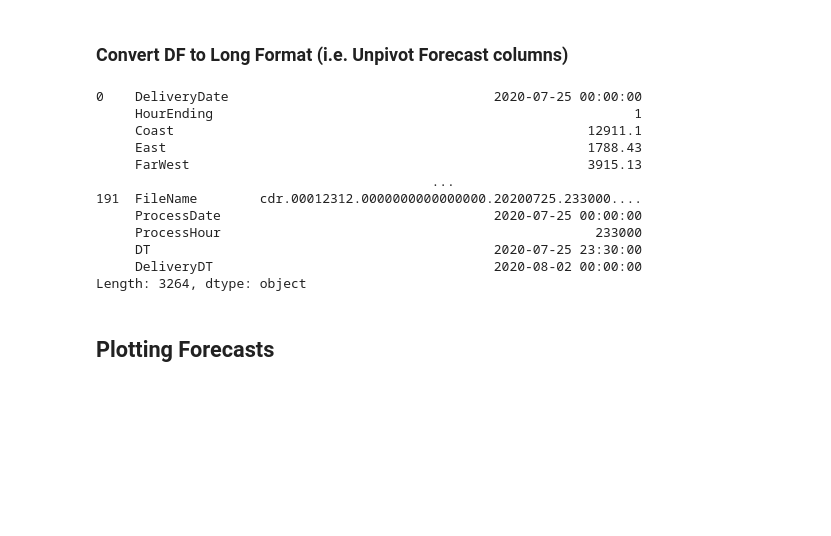
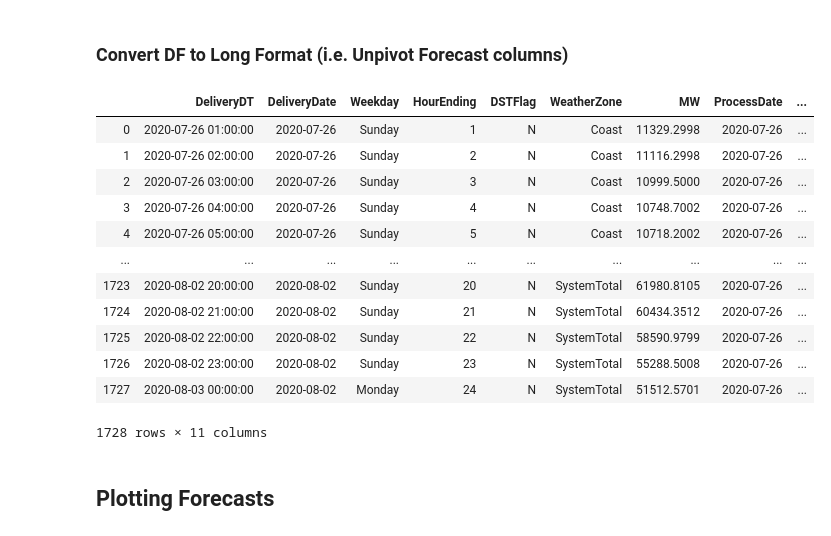
Before and after one commit to lolguin/ercot-project, a Jupyter notebook: pull_da_loadfcst.ipynb, the cells around one changed output. Drawn from its saved outputs; the diff is of its cells as text; code cells hidden in the pictures; blank space fills up the shorter version.

```diff
--- a/pull_da_loadfcst.ipynb
+++ b/pull_da_loadfcst.ipynb
@@ -138,21 +131,2 @@ z.namelist()[0]
 # %% [markdown]
 ### Convert DF to Long Format (i.e. Unpivot Forecast columns)
-# %%
-#long_load_fcst = pd.melt(load_fcst, id_vars=['Coast','East','FarWest','North','NorthCentral','SouthCentral','Southern','West','SystemTotal'],var_name='WeatherZone', value_name ='MW')
-#long_load_fcst = pd.melt(load_fcst, id_vars='DeliveryDT',var_name='WeatherZone', value_name ='MW')
-testdf = load_fcst.stack()
-
-testdf
-# %% [output]
-0    DeliveryDate                                  2020-07-25 00:00:00
-     HourEnding                                                      1
-     Coast                                                     12911.1
-     East                                                      1788.43
-     FarWest                                                   3915.13
-                                           ...
-191  FileName        cdr.00012312.0000000000000000.20200725.233000....
-     ProcessDate                                   2020-07-25 00:00:00
-     ProcessHour                                                233000
-     DT                                            2020-07-25 23:30:00
-     DeliveryDT                                    2020-08-02 00:00:00
-Length: 3264, dtype: object
@@ -161,3 +133,27 @@ long_load_fcst.head()
+# %%
+#use pd.melt to unpivot columns
+long_load_fcst = pd.melt(load_fcst, id_vars=['DeliveryDate', 'Weekday', 'HourEnding', 'DSTFlag', 'FileName', 'ProcessDate', 'ProcessHour', 'ProcessDT', 'DeliveryDT'],var_name='WeatherZone', value_name ='MW')
+
+#reorganize columns
+columns = ['DeliveryDT', 'DeliveryDate', 'Weekday', 'HourEnding', 'DSTFlag', 'WeatherZone', 'MW', 'ProcessDate', 'ProcessHour', 'ProcessDT', 'FileName']
+
+
+long_load_fcst = long_load_fcst[columns]
+long_load_fcst
+# %% [output]
+|  | DeliveryDT | DeliveryDate | Weekday | HourEnding | DSTFlag | WeatherZone | MW | ProcessDate | ... |
+| 0 | 2020-07-26 01:00:00 | 2020-07-26 | Sunday | 1 | N | Coast | 11329.2998 | 2020-07-26 | ... |
+| 1 | 2020-07-26 02:00:00 | 2020-07-26 | Sunday | 2 | N | Coast | 11116.2998 | 2020-07-26 | ... |
+| 2 | 2020-07-26 03:00:00 | 2020-07-26 | Sunday | 3 | N | Coast | 10999.5000 | 2020-07-26 | ... |
+| 3 | 2020-07-26 04:00:00 | 2020-07-26 | Sunday | 4 | N | Coast | 10748.7002 | 2020-07-26 | ... |
+| 4 | 2020-07-26 05:00:00 | 2020-07-26 | Sunday | 5 | N | Coast | 10718.2002 | 2020-07-26 | ... |
+| ... | ... | ... | ... | ... | ... | ... | ... | ... | ... |
+| 1723 | 2020-08-02 20:00:00 | 2020-08-02 | Sunday | 20 | N | SystemTotal | 61980.8105 | 2020-07-26 | ... |
+| 1724 | 2020-08-02 21:00:00 | 2020-08-02 | Sunday | 21 | N | SystemTotal | 60434.3512 | 2020-07-26 | ... |
+| 1725 | 2020-08-02 22:00:00 | 2020-08-02 | Sunday | 22 | N | SystemTotal | 58590.9799 | 2020-07-26 | ... |
+| 1726 | 2020-08-02 23:00:00 | 2020-08-02 | Sunday | 23 | N | SystemTotal | 55288.5008 | 2020-07-26 | ... |
+| 1727 | 2020-08-03 00:00:00 | 2020-08-02 | Monday | 24 | N | SystemTotal | 51512.5701 | 2020-07-26 | ... |
+1728 rows × 11 columns
 # %% [markdown]
 ## Plotting Forecasts
 # %%
```
Also changed, not shown: parts of 25 cells of this notebook, 1 other file.
